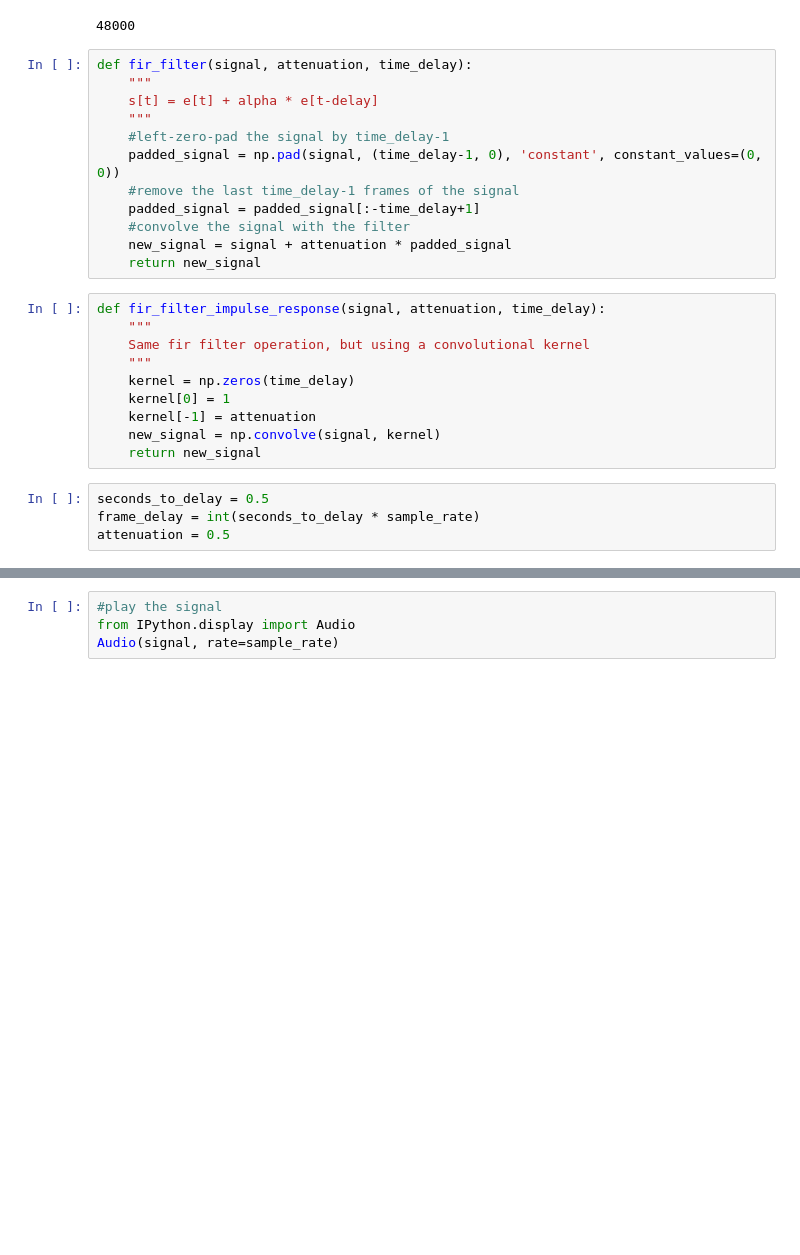
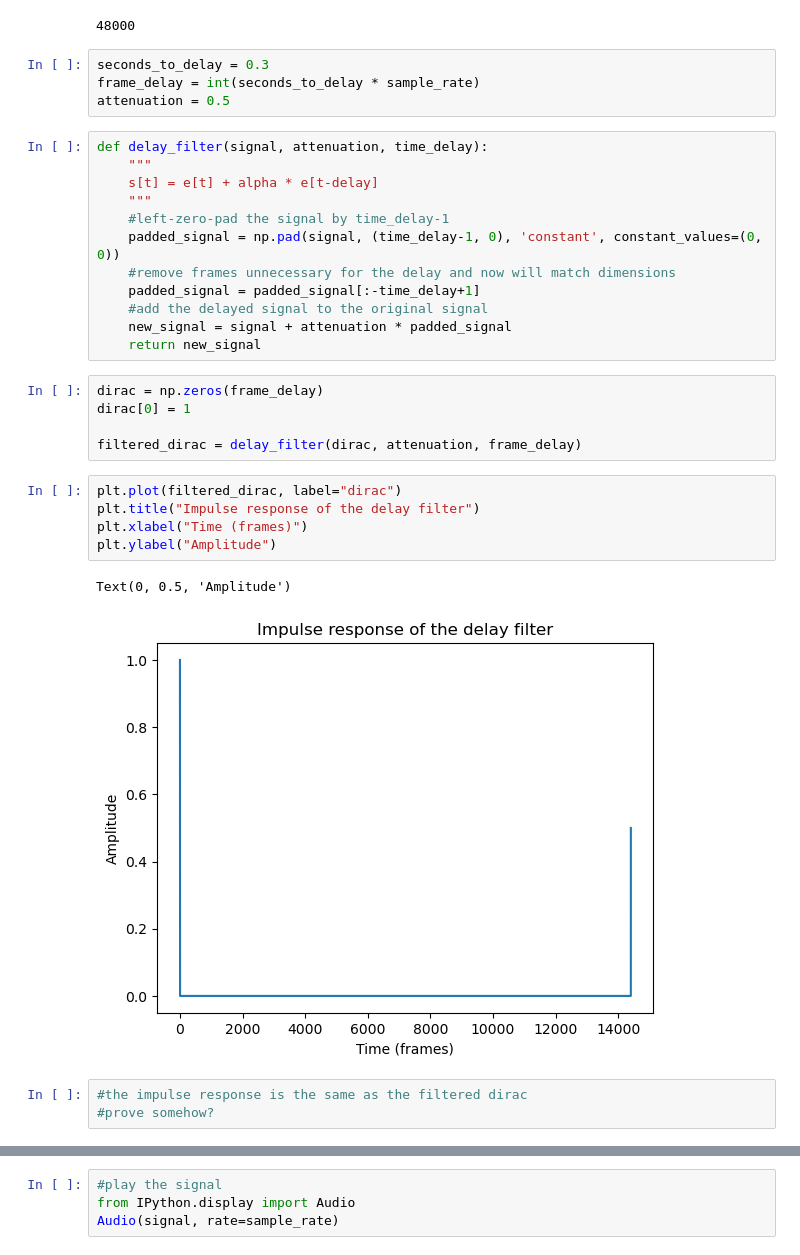
Before and after one commit to Dorin-D/m2-paris-saclay, a Jupyter notebook: Signal_Processing/lab_2/fir_delay.ipynb, the cells around one changed output, grey strips where cells are left out. Cells and saved outputs as stored; diff of their text form; blank space fills up the shorter version.

```diff
--- a/Signal_Processing/lab_2/fir_delay.ipynb
+++ b/Signal_Processing/lab_2/fir_delay.ipynb
@@ -10,29 +10,35 @@ signal = signal[:, 0]
 print(sample_rate)
 # %% [output]
 48000
+# %%
+seconds_to_delay = 0.3
+frame_delay = int(seconds_to_delay * sample_rate)
+attenuation = 0.5
 # %%
-def fir_filter(signal, attenuation, time_delay):
+def delay_filter(signal, attenuation, time_delay):
     """
     s[t] = e[t] + alpha * e[t-delay]
     """
     #left-zero-pad the signal by time_delay-1
     padded_signal = np.pad(signal, (time_delay-1, 0), 'constant', constant_values=(0, 0))
-    #remove the last time_delay-1 frames of the signal
+    #remove frames unnecessary for the delay and now will match dimensions
     padded_signal = padded_signal[:-time_delay+1]
-    #convolve the signal with the filter
+    #add the delayed signal to the original signal
     new_signal = signal + attenuation * padded_signal
     return new_signal
-# %%
-def fir_filter_impulse_response(signal, attenuation, time_delay):
-    """
-    Same fir filter operation, but using a convolutional kernel
-    """
-    kernel = np.zeros(time_delay)
-    kernel[0] = 1
-    kernel[-1] = attenuation
-    new_signal = np.convolve(signal, kernel)
-    return new_signal
-# %%
-seconds_to_delay = 0.5
-frame_delay = int(seconds_to_delay * sample_rate)
-attenuation = 0.5
+# %%
+dirac = np.zeros(frame_delay)
+dirac[0] = 1
+
+filtered_dirac = delay_filter(dirac, attenuation, frame_delay)
+# %%
+plt.plot(filtered_dirac, label="dirac")
+plt.title("Impulse response of the delay filter")
+plt.xlabel("Time (frames)")
+plt.ylabel("Amplitude")
+# %% [output]
+Text(0, 0.5, 'Amplitude')
+[figure, added]
+# %%
+#the impulse response is the same as the filtered dirac
+#prove somehow?
```
Also changed, not shown: parts of 8 cells of this notebook, 32 other files.
